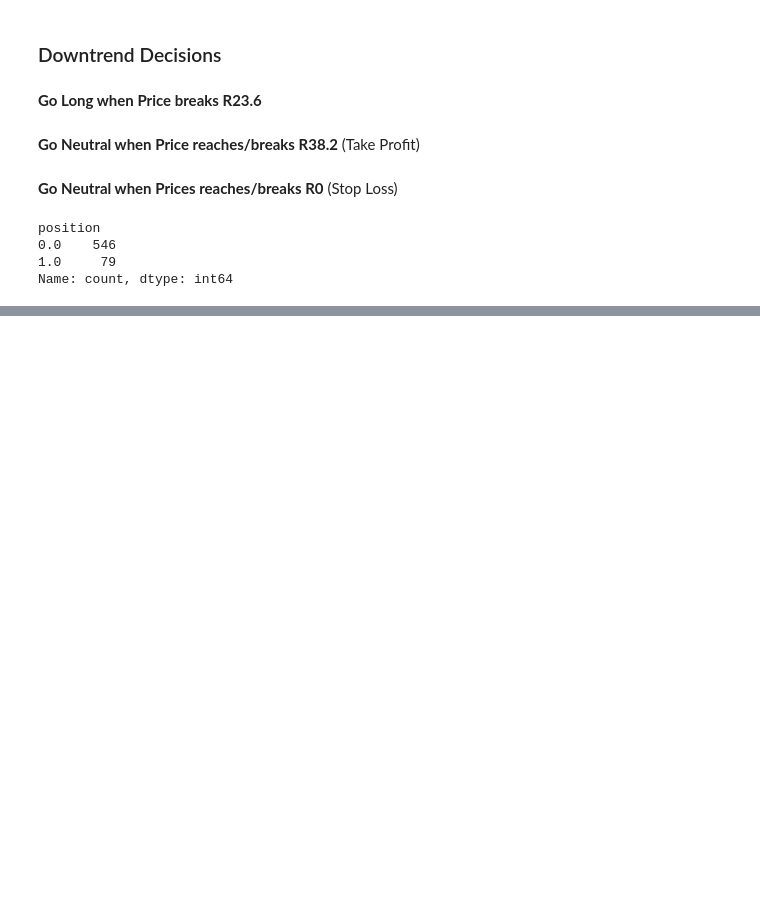
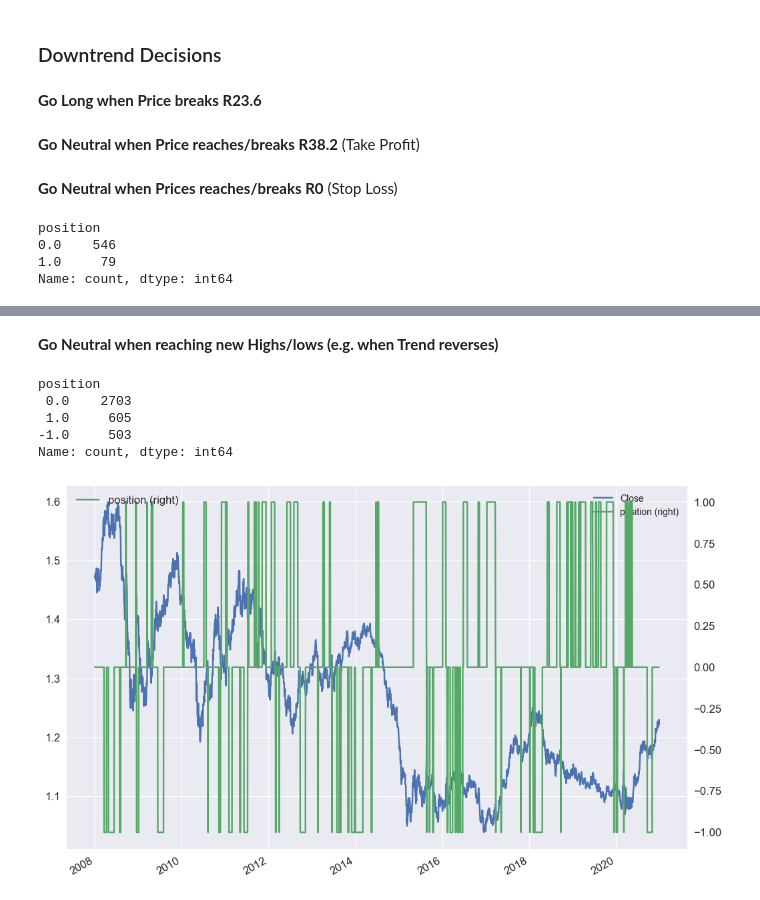
Before and after one commit to AvirukthGT/AlgoTrading, a Jupyter notebook: Fibonacci/Fibonacci.ipynb, the cells around one changed output, grey strips where cells are left out. Saved outputs shown, nothing was run; the diff lists cells and outputs as text; code cells hidden in the pictures; blank space fills up the shorter version.

```diff
--- a/Fibonacci/Fibonacci.ipynb
+++ b/Fibonacci/Fibonacci.ipynb
@@ -444,0 +461,2 @@ Name: count, dtype: int64
+# %%
+data["position"] = np.where((data.Trend == "Up") & (data.Close.shift() > data["R38.2"].shift()) & (data.Close <= data["R38.2"]), 0, data.position)
@@ -444,0 +465,22 @@ Name: count, dtype: int64
+# %%
+data["position"] = np.where((data.Trend == "Up") & (data.Close.shift() < data.hh.shift()) & (data.Close >= data.hh), 0, data.position)
+# %% [markdown]
+__Go Neutral when reaching new Highs/lows (e.g. when Trend reverses)__
+# %%
+data["position"] = np.where((data.hh != data.hh.shift()) | (data.ll != data.ll.shift()), 0, data.position)
+# %%
+data["position"] = data.position.ffill()
+# %%
+data.position.value_counts()
+# %% [output]
+position
+ 0.0    2703
+ 1.0     605
+-1.0     503
+Name: count, dtype: int64
+# %%
+data.loc[:, ["Close", "position"]].plot(figsize = (12, 8), fontsize = 12, secondary_y = "position")
+plt.legend(fontsize = 12)
+plt.show()
+# %% [output]
+[figure, added]
```
Also changed, not shown: parts of 6 cells of this notebook.
